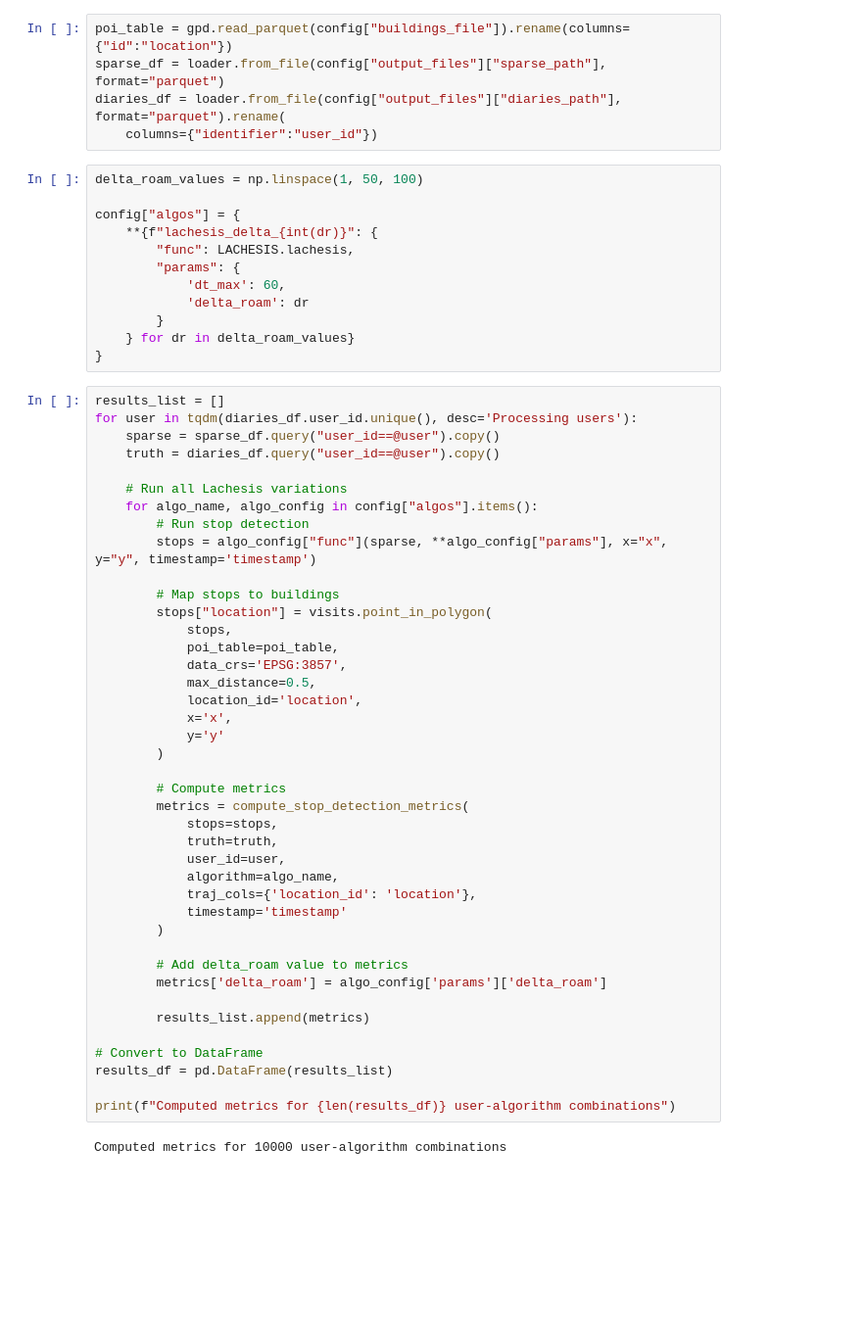
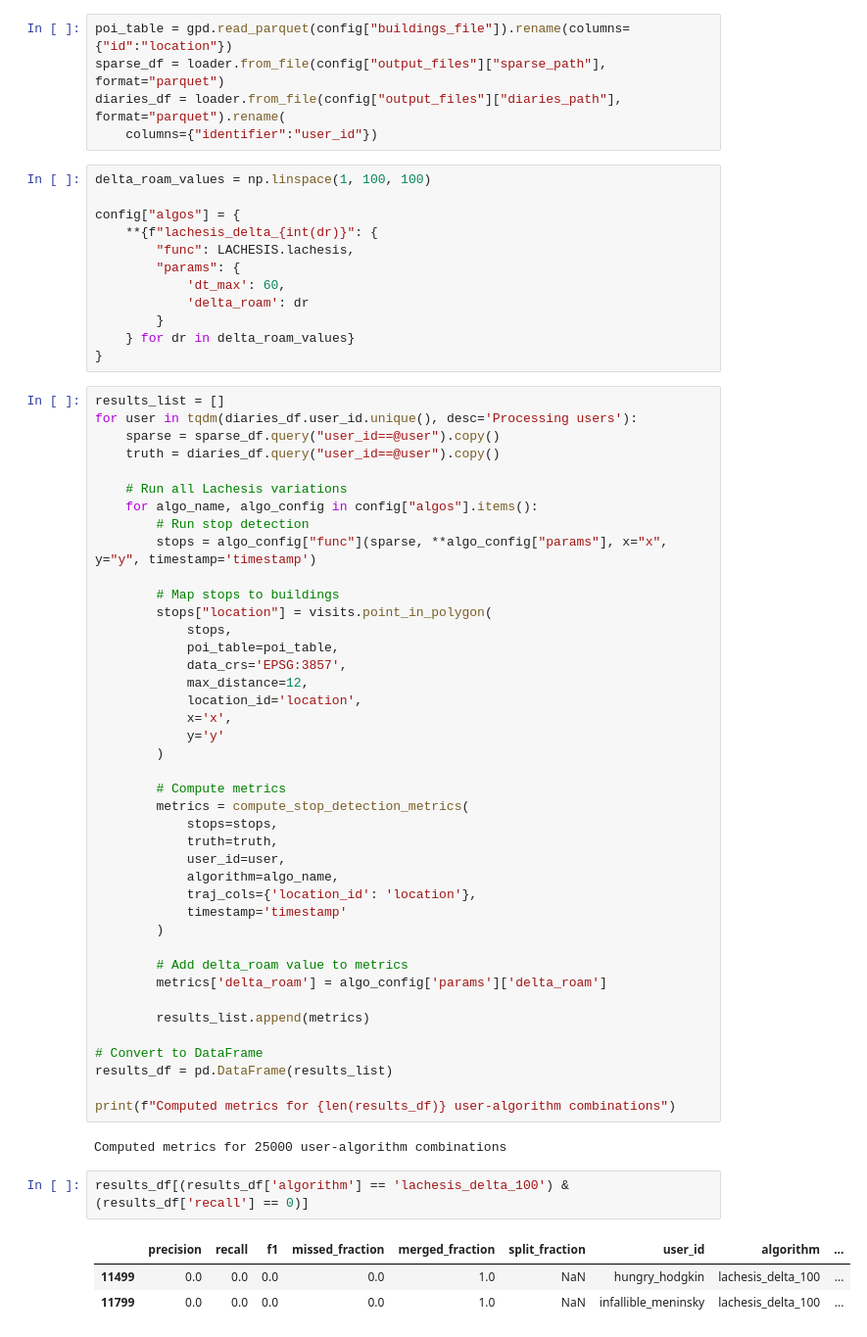
Before and after one commit to Watts-Lab/nomad, a Jupyter notebook: examples/research/robustness-of-algorithms/delta_roam_vs_acc_exp.ipynb, the cells around one changed output. Shown at 98% size. Cells and saved outputs as stored; diff of their text form; blank space fills up the shorter version.

```diff
--- a/examples/research/robustness-of-algorithms/delta_roam_vs_acc_exp.ipynb
+++ b/examples/research/robustness-of-algorithms/delta_roam_vs_acc_exp.ipynb
@@ -37,7 +37,7 @@ sparse_df = loader.from_file(config["output_files"]["sparse_path"], format="parq
 diaries_df = loader.from_file(config["output_files"]["diaries_path"], format="parquet").rename(
     columns={"identifier":"user_id"})
 # %%
-delta_roam_values = np.linspace(1, 50, 100)
+delta_roam_values = np.linspace(1, 100, 100)
 
 config["algos"] = {
     **{f"lachesis_delta_{int(dr)}": {
@@ -64,7 +64,7 @@ for user in tqdm(diaries_df.user_id.unique(), desc='Processing users'):
             stops,
             poi_table=poi_table,
             data_crs='EPSG:3857',
-            max_distance=0.5,
+            max_distance=12,
             location_id='location',
             x='x',
             y='y'
@@ -90,4 +90,10 @@ results_df = pd.DataFrame(results_list)
 
 print(f"Computed metrics for {len(results_df)} user-algorithm combinations")
 # %% [output]
-Computed metrics for 10000 user-algorithm combinations
+Computed metrics for 25000 user-algorithm combinations
+# %%
+results_df[(results_df['algorithm'] == 'lachesis_delta_100') & (results_df['recall'] == 0)]
+# %% [output]
+|  | precision | recall | f1 | missed_fraction | merged_fraction | split_fraction | user_id | algorithm | ... |
+| 11499 | 0.0 | 0.0 | 0.0 | 0.0 | 1.0 | NaN | hungry_hodgkin | lachesis_delta_100 | ... |
+| 11799 | 0.0 | 0.0 | 0.0 | 0.0 | 1.0 | NaN | infallible_meninsky | lachesis_delta_100 | ... |
```
Also changed, not shown: parts of 4 cells of this notebook, 8 other files.
